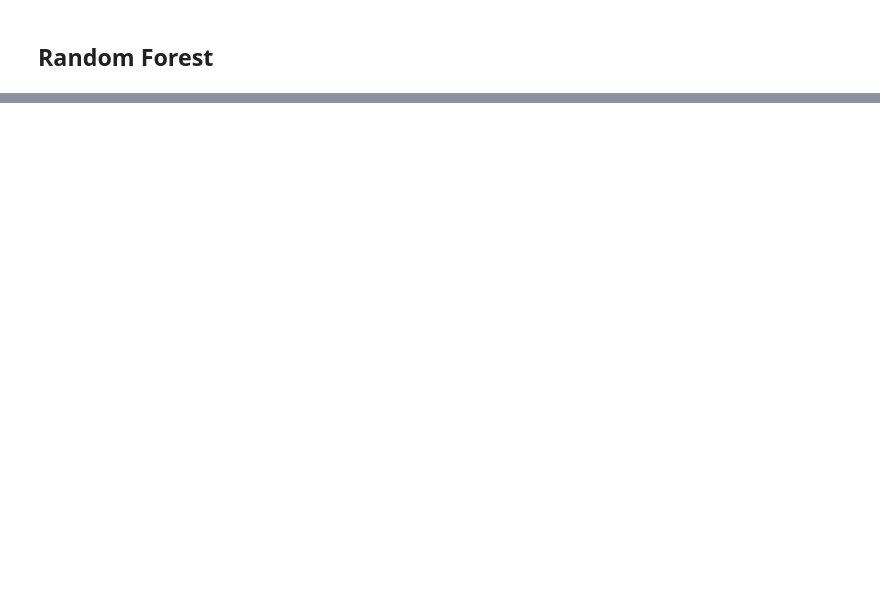
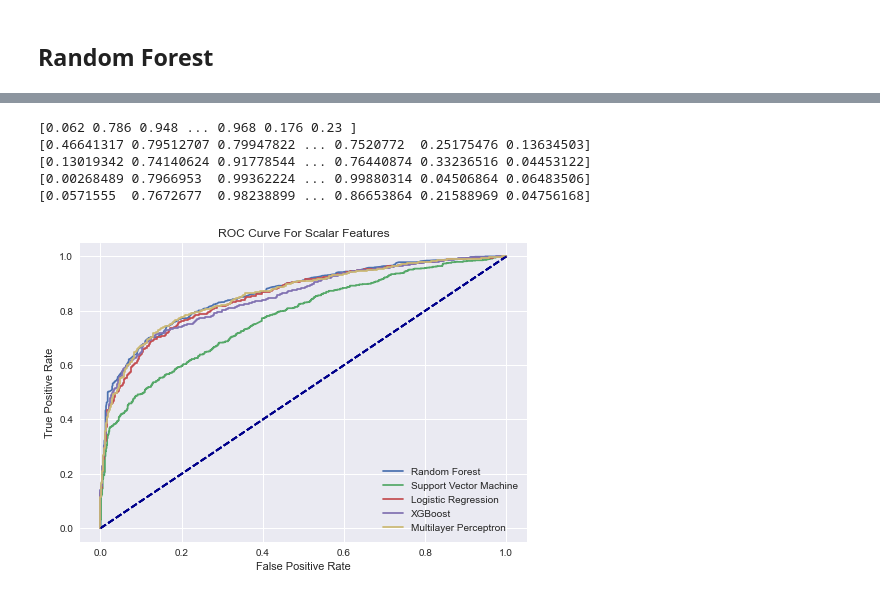
Before and after one commit to kroglkt/LP2, a Jupyter notebook: Classification.ipynb, the cells around one changed output, grey strips where cells are left out. Saved outputs shown, nothing was run; the diff lists cells and outputs as text; code cells hidden in the pictures; blank space fills up the shorter version.

```diff
--- a/Classification.ipynb
+++ b/Classification.ipynb
@@ -269,0 +393,10 @@ strat_kfold(search, forced_scalars, 3)
+# %%
+for i in range(len(fin_results)):
+    create_roc_curve(fin_results[i], fin_targets[i], label=labels[i], title="ROC Curve For Scalar Features")
+# %% [output]
+[0.062 0.786 0.948 ... 0.968 0.176 0.23 ]
+[0.46641317 0.79512707 0.79947822 ... 0.7520772  0.25175476 0.13634503]
+[0.13019342 0.74140624 0.91778544 ... 0.76440874 0.33236516 0.04453122]
+[0.00268489 0.7966953  0.99362224 ... 0.99880314 0.04506864 0.06483506]
+[0.0571555  0.7672677  0.98238899 ... 0.86653864 0.21588969 0.04756168]
+[figure, added]
```
Also changed, not shown: parts of 38 cells of this notebook, 3 other files.
